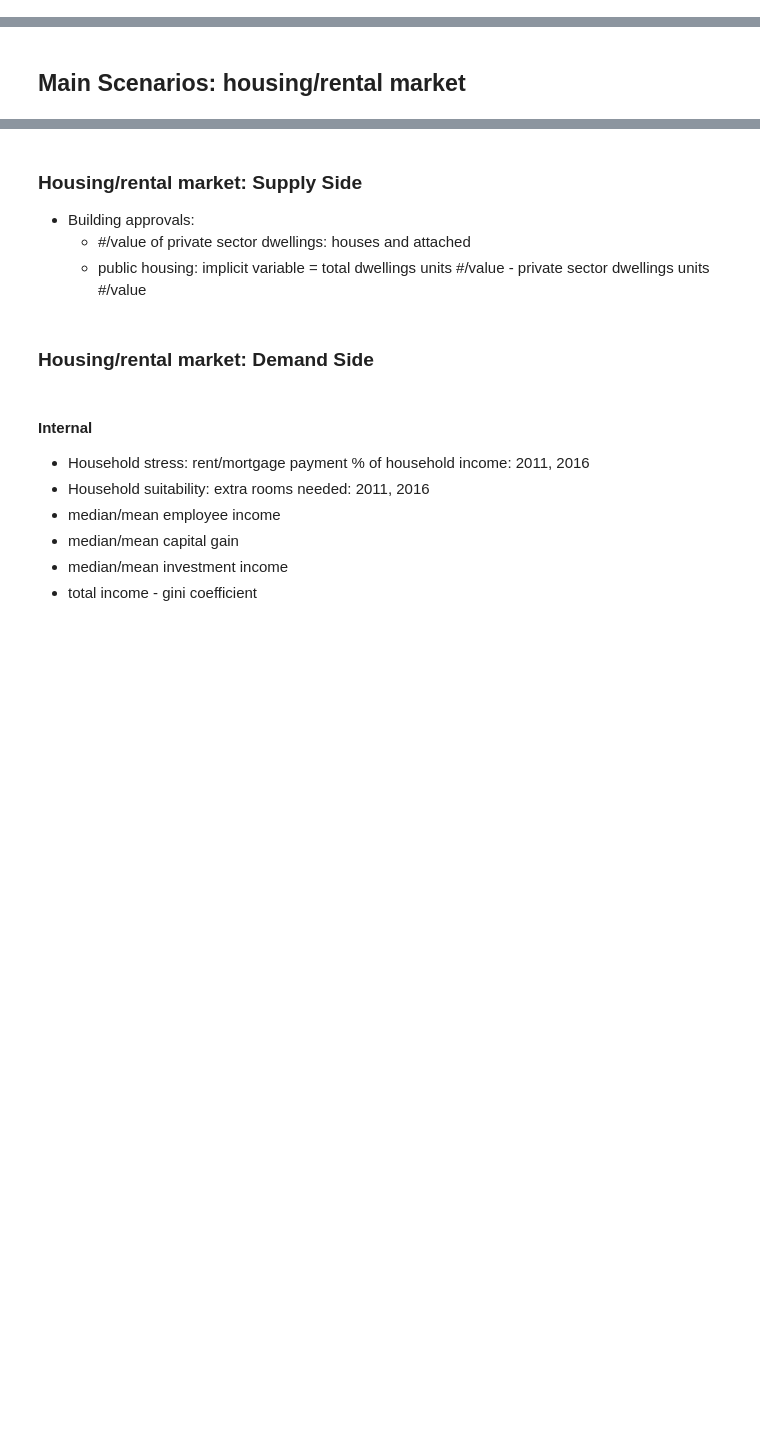
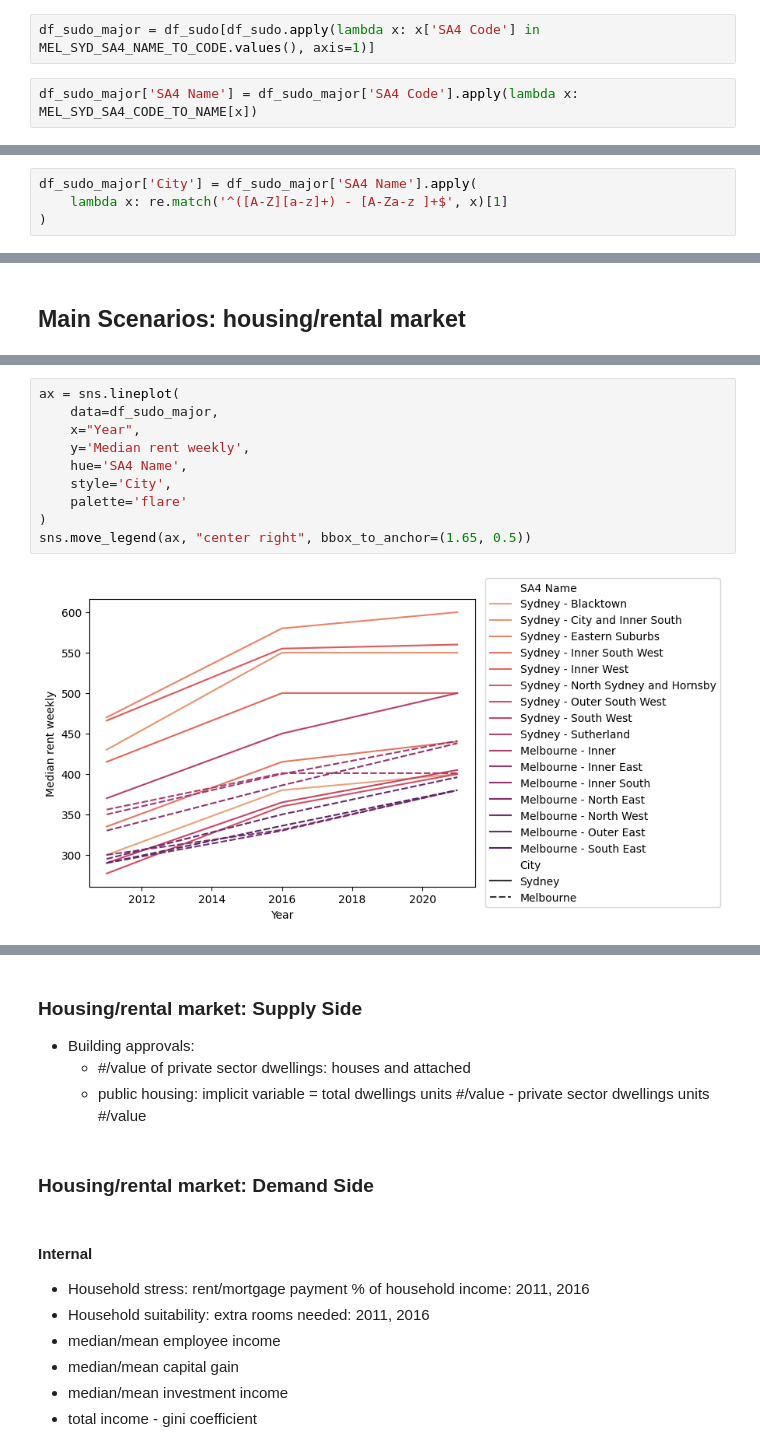
Before and after one commit to S0methingSimple/bda-c924-a2, a Jupyter notebook: frontend/SUDO_data_analysis.ipynb, the cells around one changed output, grey strips where cells are left out. Drawn from its saved outputs; the diff is of its cells as text; blank space fills up the shorter version.

```diff
--- a/frontend/SUDO_data_analysis.ipynb
+++ b/frontend/SUDO_data_analysis.ipynb
@@ -409,0 +480,4 @@ STATE_TERRITORY_ID = {
+# %%
+df_sudo_major = df_sudo[df_sudo.apply(lambda x: x['SA4 Code'] in MEL_SYD_SA4_NAME_TO_CODE.values(), axis=1)]
+# %%
+df_sudo_major['SA4 Name'] = df_sudo_major['SA4 Code'].apply(lambda x: MEL_SYD_SA4_CODE_TO_NAME[x])
@@ -409,0 +486,4 @@ STATE_TERRITORY_ID = {
+# %%
+df_sudo_major['City'] = df_sudo_major['SA4 Name'].apply(
+    lambda x: re.match('^([A-Z][a-z]+) - [A-Za-z ]+$', x)[1]
+)
@@ -562,0 +564,12 @@ ax = sns.lineplot(
+# %%
+ax = sns.lineplot(
+    data=df_sudo_major,
+    x="Year",
+    y='Median rent weekly',
+    hue='SA4 Name',
+    style='City',
+    palette='flare'
+)
+sns.move_legend(ax, "center right", bbox_to_anchor=(1.65, 0.5))
+# %% [output]
+[figure, added]
```
Also changed, not shown: parts of 48 cells of this notebook, 10 other files.
